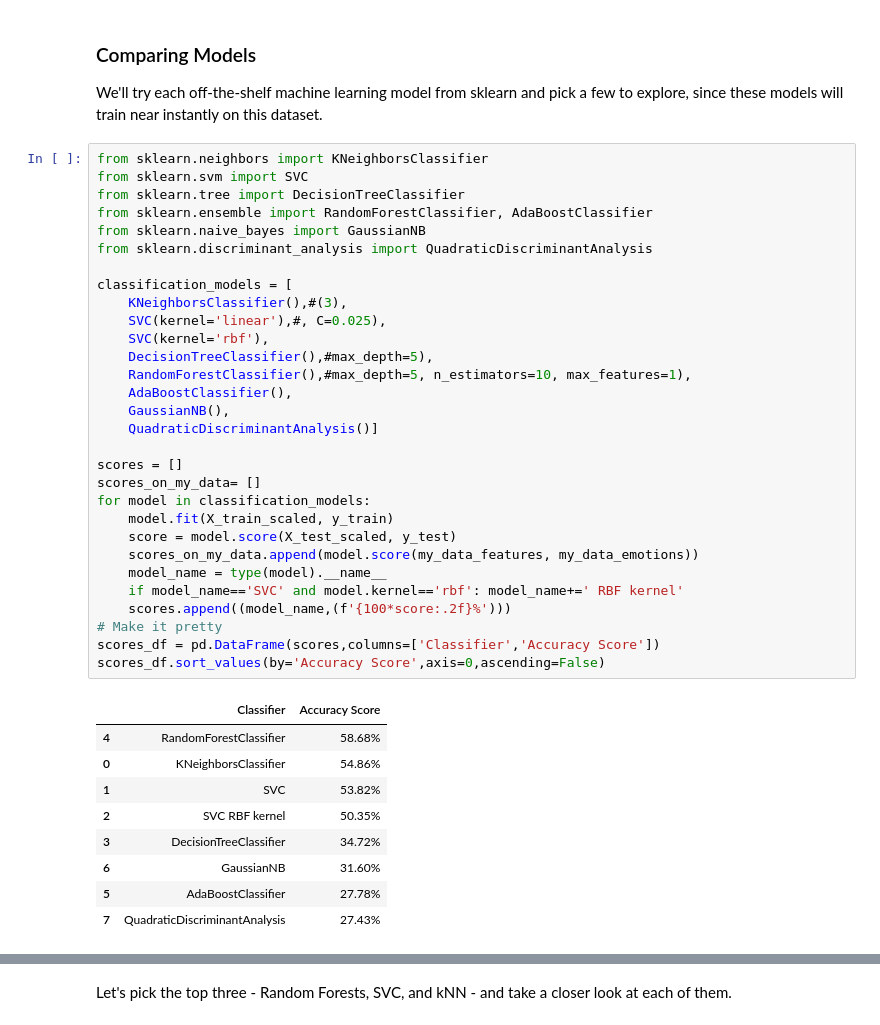
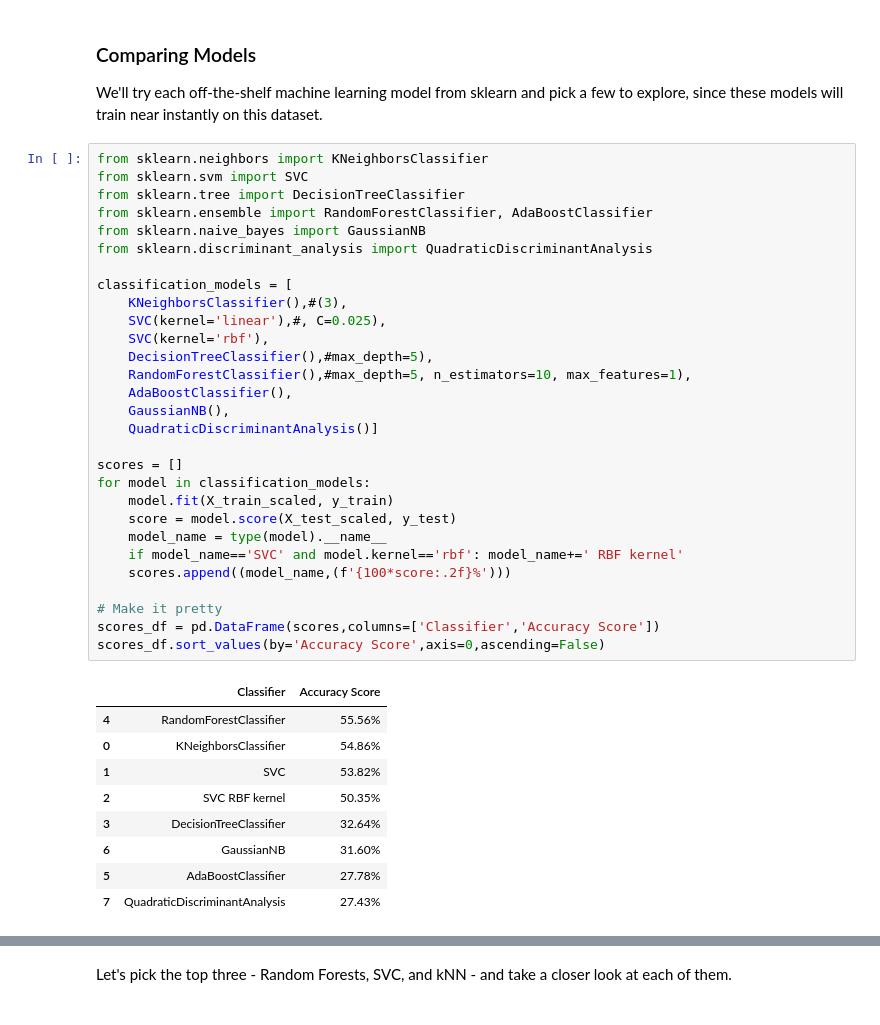
Before and after one commit to jaspergass/Week3-ClassicML, a Jupyter notebook: Week_3_MachineLearning.ipynb, the cells around one changed output, grey strips where cells are left out. Cells and saved outputs as stored; diff of their text form.

```diff
--- a/Week_3_MachineLearning.ipynb
+++ b/Week_3_MachineLearning.ipynb
@@ -591,40 +627,39 @@ We'll try each off-the-shelf machine learning model from sklearn and pick a few
 # %%
 from sklearn.neighbors import KNeighborsClassifier
 from sklearn.svm import SVC
 from sklearn.tree import DecisionTreeClassifier
 from sklearn.ensemble import RandomForestClassifier, AdaBoostClassifier
 from sklearn.naive_bayes import GaussianNB
 from sklearn.discriminant_analysis import QuadraticDiscriminantAnalysis
 
 classification_models = [
     KNeighborsClassifier(),#(3),
     SVC(kernel='linear'),#, C=0.025),
     SVC(kernel='rbf'),
     DecisionTreeClassifier(),#max_depth=5),
     RandomForestClassifier(),#max_depth=5, n_estimators=10, max_features=1),
     AdaBoostClassifier(),
     GaussianNB(),
     QuadraticDiscriminantAnalysis()]
 
 scores = []
-scores_on_my_data= []
 for model in classification_models:
     model.fit(X_train_scaled, y_train)
     score = model.score(X_test_scaled, y_test)
-    scores_on_my_data.append(model.score(my_data_features, my_data_emotions))
     model_name = type(model).__name__
     if model_name=='SVC' and model.kernel=='rbf': model_name+=' RBF kernel'
     scores.append((model_name,(f'{100*score:.2f}%')))
+
 # Make it pretty
 scores_df = pd.DataFrame(scores,columns=['Classifier','Accuracy Score'])
 scores_df.sort_values(by='Accuracy Score',axis=0,ascending=False)
 # %% [output]
 |  | Classifier | Accuracy Score |
-| 4 | RandomForestClassifier | 58.68% |
+| 4 | RandomForestClassifier | 55.56% |
 | 0 | KNeighborsClassifier | 54.86% |
 | 1 | SVC | 53.82% |
 | 2 | SVC RBF kernel | 50.35% |
-| 3 | DecisionTreeClassifier | 34.72% |
+| 3 | DecisionTreeClassifier | 32.64% |
 | 6 | GaussianNB | 31.60% |
 | 5 | AdaBoostClassifier | 27.78% |
 | 7 | QuadraticDiscriminantAnalysis | 27.43% |
```
Also changed, not shown: parts of 12 cells of this notebook.
